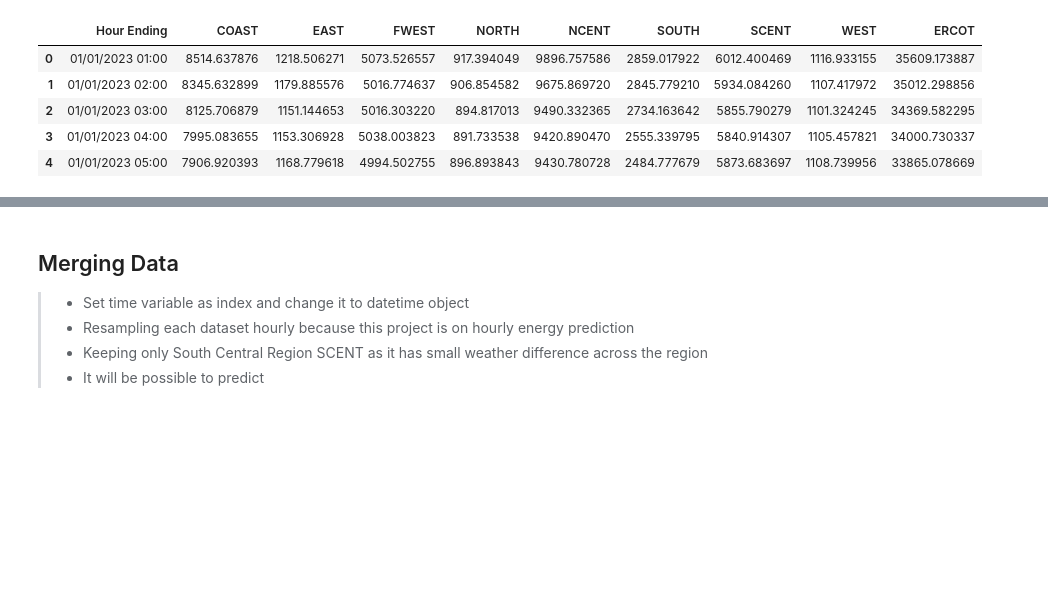
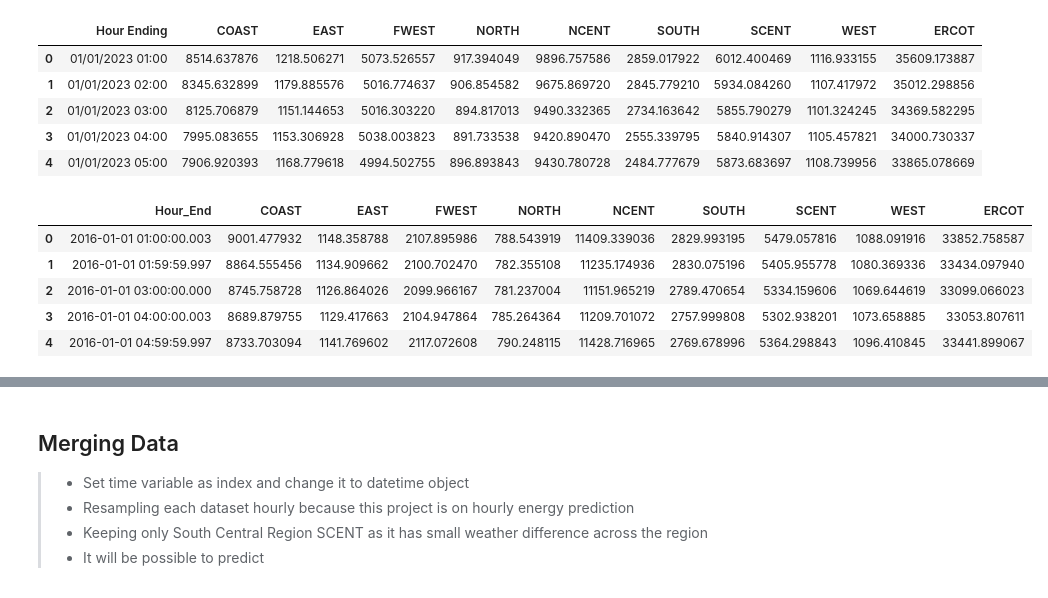
Before and after one commit to Danayt09/Energy-Consumption, a Jupyter notebook: TexaxCleaning.ipynb, the cells around one changed output, grey strips where cells are left out. Saved outputs shown, nothing was run; the diff lists cells and outputs as text; code cells hidden in the pictures; blank space fills up the shorter version.

```diff
--- a/TexaxCleaning.ipynb
+++ b/TexaxCleaning.ipynb
@@ -57,3 +57,12 @@ df_2020 = df_2020.rename(columns={"HourEnding": "Hour_End"})
 df_2021 = df_2021.rename(columns={"Hour Ending": "Hour_End"})
 df_2022 = df_2022.rename(columns={"Hour Ending": "Hour_End"})
 df_2023 = df_2023.rename(columns={"Hour Ending": "Hour_End"})
+# %%
+df_2016.head()
+# %% [output]
+|  | Hour_End | COAST | EAST | FWEST | NORTH | NCENT | SOUTH | SCENT | WEST | ERCOT |
+| 0 | 2016-01-01 01:00:00.003 | 9001.477932 | 1148.358788 | 2107.895986 | 788.543919 | 11409.339036 | 2829.993195 | 5479.057816 | 1088.091916 | 33852.758587 |
+| 1 | 2016-01-01 01:59:59.997 | 8864.555456 | 1134.909662 | 2100.702470 | 782.355108 | 11235.174936 | 2830.075196 | 5405.955778 | 1080.369336 | 33434.097940 |
+| 2 | 2016-01-01 03:00:00.000 | 8745.758728 | 1126.864026 | 2099.966167 | 781.237004 | 11151.965219 | 2789.470654 | 5334.159606 | 1069.644619 | 33099.066023 |
+| 3 | 2016-01-01 04:00:00.003 | 8689.879755 | 1129.417663 | 2104.947864 | 785.264364 | 11209.701072 | 2757.999808 | 5302.938201 | 1073.658885 | 33053.807611 |
+| 4 | 2016-01-01 04:59:59.997 | 8733.703094 | 1141.769602 | 2117.072608 | 790.248115 | 11428.716965 | 2769.678996 | 5364.298843 | 1096.410845 | 33441.899067 |
```
Also changed, not shown: parts of 13 cells of this notebook, 1 other file.
